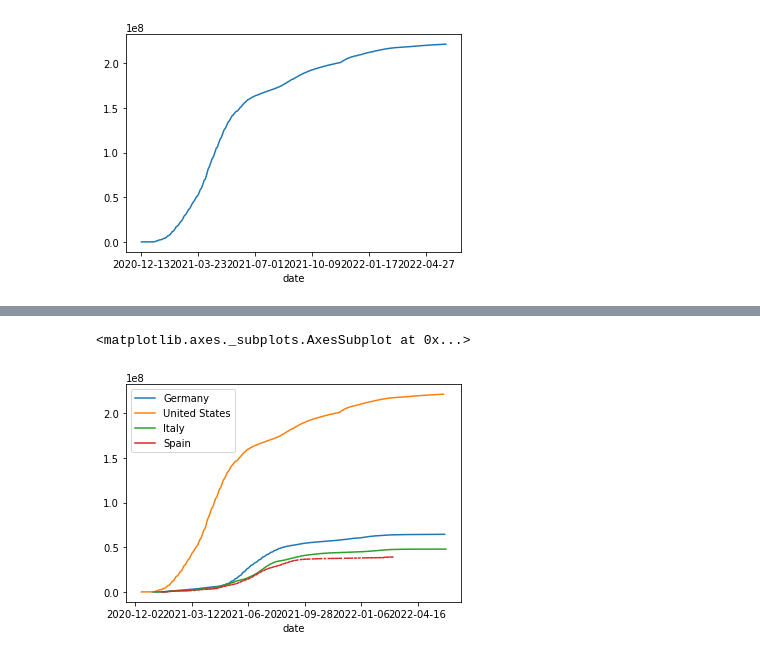
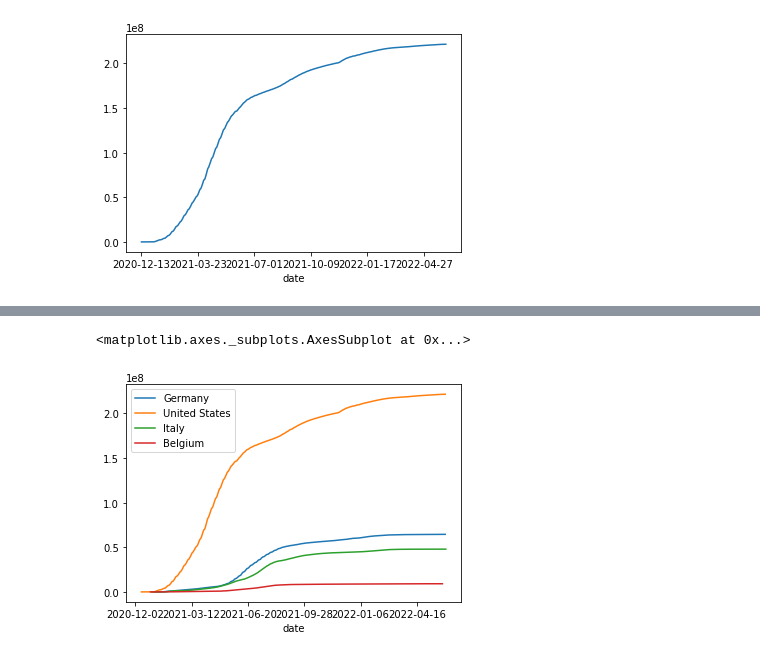
Before and after one commit to johboe/ads_covid-19_static_visualization, a Jupyter notebook: notebooks/Data_Preparation.ipynb, the cells around one changed output, grey strips where cells are left out. Cells and saved outputs as stored; diff of their text form; code cells hidden in the pictures.

Commit message:
Changed country to plot due to inconsistency

```diff
--- a/notebooks/Data_Preparation.ipynb
+++ b/notebooks/Data_Preparation.ipynb
@@ -173,10 +123,10 @@ df_vacc_countries
 # %%
-countries_plot = ["Germany", "United States", "Italy", "Spain"]
+countries_plot = ["Germany", "United States", "Italy", "Belgium"]
 
 %matplotlib inline
 df_vacc_countries[countries_plot].plot()
 # %% [output]
 <matplotlib.axes._subplots.AxesSubplot at 0x...>
-[figure, old version]
+[figure, new version]
 # %%
 df_vacc_countries.to_csv("../data/processed/COVID_vaccinations_countries.csv", sep=";", index=True)
```
Also changed, not shown: parts of 8 cells of this notebook, 4 other files.
